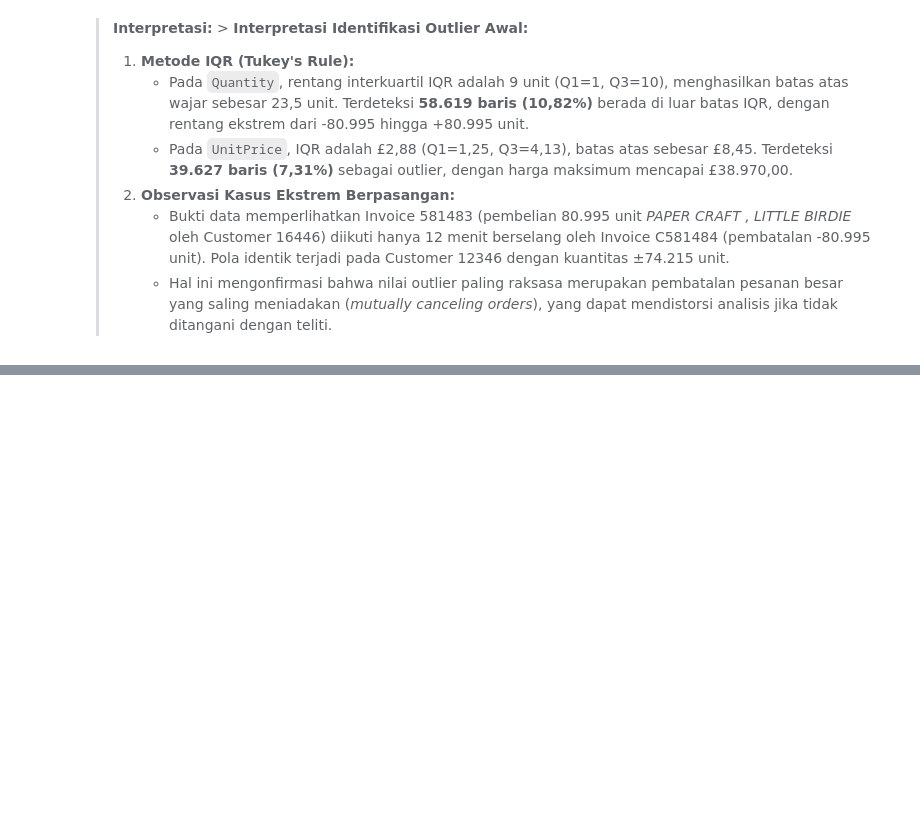
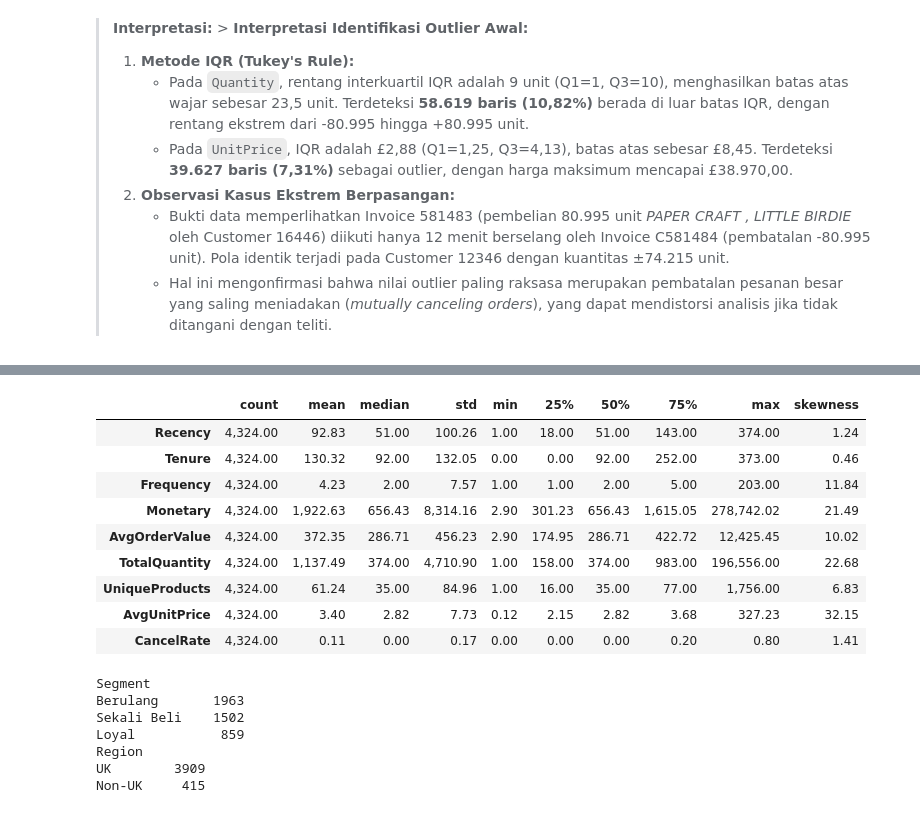
Before and after one commit to aulky/ml-visualisasidata-online-retail, a Jupyter notebook: Muhammad Aulia Muzzaki Nugraha_2311102051_TugasEDA.ipynb, the cells around one changed output, grey strips where cells are left out. Saved outputs shown, nothing was run; the diff lists cells and outputs as text; code cells hidden in the pictures; blank space fills up the shorter version.

Commit message:
feat(eda-cleaning): implement data cleaning and customer RFM+ feature engineering

```diff
--- a/Muhammad Aulia Muzzaki Nugraha_2311102051_TugasEDA.ipynb
+++ b/Muhammad Aulia Muzzaki Nugraha_2311102051_TugasEDA.ipynb
@@ -378,0 +530,31 @@ display(df_raw.nlargest(5, "UnitPrice")[["InvoiceNo", "StockCode", "Description"
+# %%
+reg = df[df["CustomerType"] == "Registered"]
+snapshot = df["InvoiceDate"].max() + pd.Timedelta(days=1)
+
+cust = reg.groupby("CustomerID").agg(
+    first_purchase=("InvoiceDate", "min"),
+    last_purchase=("InvoiceDate", "max"),
+    Frequency=("InvoiceNo", "nunique"),
+    Monetary=("TotalPrice", "sum"),
+    TotalQuantity=("Quantity", "sum"),
+    UniqueProducts=("StockCode", "nunique"),
+    AvgUnitPrice=("UnitPrice", "mean"),
+    Country=("Country", lambda s: s.mode().iloc[0]),
+)
+cust["Recency"] = (snapshot - cust["last_purchase"]).dt.days
+cust["Tenure"] = (cust["last_purchase"] - cust["first_purchase"]).dt.days
+cust["AvgOrderValue"] = cust["Monetary"] / cust["Frequency"]
+
+n_cancel = df_cancel.dropna(subset=["CustomerID"]).groupby("CustomerID")["InvoiceNo"].nunique()
+cust["CancelRate"] = (n_cancel.reindex(cust.index).fillna(0) /
+                      (cust["Frequency"] + n_cancel.reindex(cust.index).fillna(0)))
+
+cust["Region"] = np.where(cust["Country"] == "United Kingdom", "UK", "Non-UK")
+cust["Segment"] = pd.cut(cust["Frequency"], bins=[0, 1, 5, np.inf],
+                         labels=["Sekali Beli", "Berulang", "Loyal"])
+
+cust_num = ["Recency", "Tenure", "Frequency", "Monetary", "AvgOrderValue",
+            "TotalQuantity", "UniqueProducts", "AvgUnitPrice", "CancelRate"]
+cust = cust[cust_num + ["Country", "Region", "Segment"]]
+print(f"Jumlah pelanggan (Registered): {len(cust):,}  |  variabel: {cust.shape[1]}")
+cust.head()
@@ -378,0 +570,25 @@ display(df_raw.nlargest(5, "UnitPrice")[["InvoiceNo", "StockCode", "Description"
+# %%
+desc_cust = cust[cust_num].describe().T
+desc_cust.insert(2, "median", cust[cust_num].median())
+desc_cust["skewness"] = cust[cust_num].skew()
+display(desc_cust)
+print(cust["Segment"].value_counts().to_string())
+print(cust["Region"].value_counts().to_string())
+# %% [output]
+|  | count | mean | median | std | min | 25% | 50% | 75% | max | skewness |
+| Recency | 4,324.00 | 92.83 | 51.00 | 100.26 | 1.00 | 18.00 | 51.00 | 143.00 | 374.00 | 1.24 |
+| Tenure | 4,324.00 | 130.32 | 92.00 | 132.05 | 0.00 | 0.00 | 92.00 | 252.00 | 373.00 | 0.46 |
+| Frequency | 4,324.00 | 4.23 | 2.00 | 7.57 | 1.00 | 1.00 | 2.00 | 5.00 | 203.00 | 11.84 |
+| Monetary | 4,324.00 | 1,922.63 | 656.43 | 8,314.16 | 2.90 | 301.23 | 656.43 | 1,615.05 | 278,742.02 | 21.49 |
+| AvgOrderValue | 4,324.00 | 372.35 | 286.71 | 456.23 | 2.90 | 174.95 | 286.71 | 422.72 | 12,425.45 | 10.02 |
+| TotalQuantity | 4,324.00 | 1,137.49 | 374.00 | 4,710.90 | 1.00 | 158.00 | 374.00 | 983.00 | 196,556.00 | 22.68 |
+| UniqueProducts | 4,324.00 | 61.24 | 35.00 | 84.96 | 1.00 | 16.00 | 35.00 | 77.00 | 1,756.00 | 6.83 |
+| AvgUnitPrice | 4,324.00 | 3.40 | 2.82 | 7.73 | 0.12 | 2.15 | 2.82 | 3.68 | 327.23 | 32.15 |
+| CancelRate | 4,324.00 | 0.11 | 0.00 | 0.17 | 0.00 | 0.00 | 0.00 | 0.20 | 0.80 | 1.41 |
+Segment
+Berulang       1963
+Sekali Beli    1502
+Loyal           859
+Region
+UK        3909
+Non-UK     415
```
Also changed, not shown: parts of 10 cells of this notebook.
